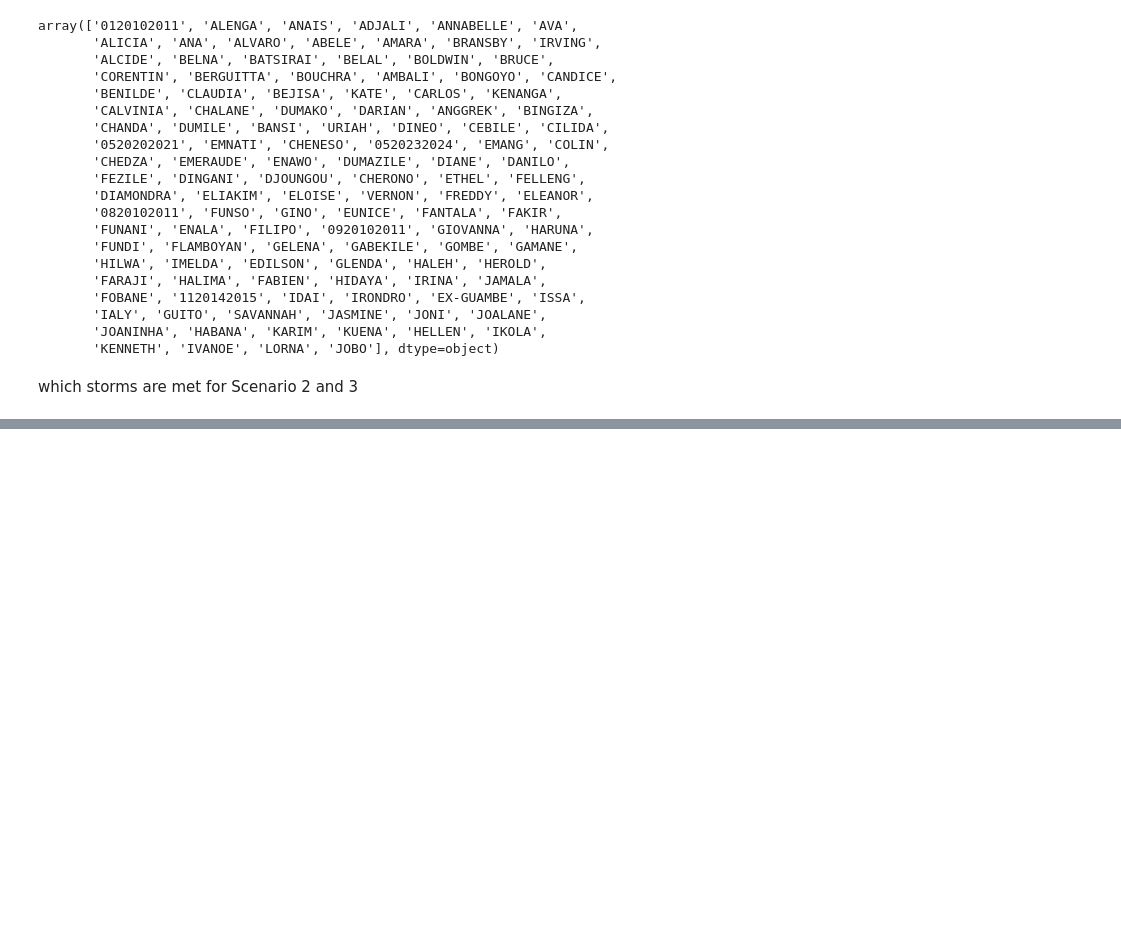
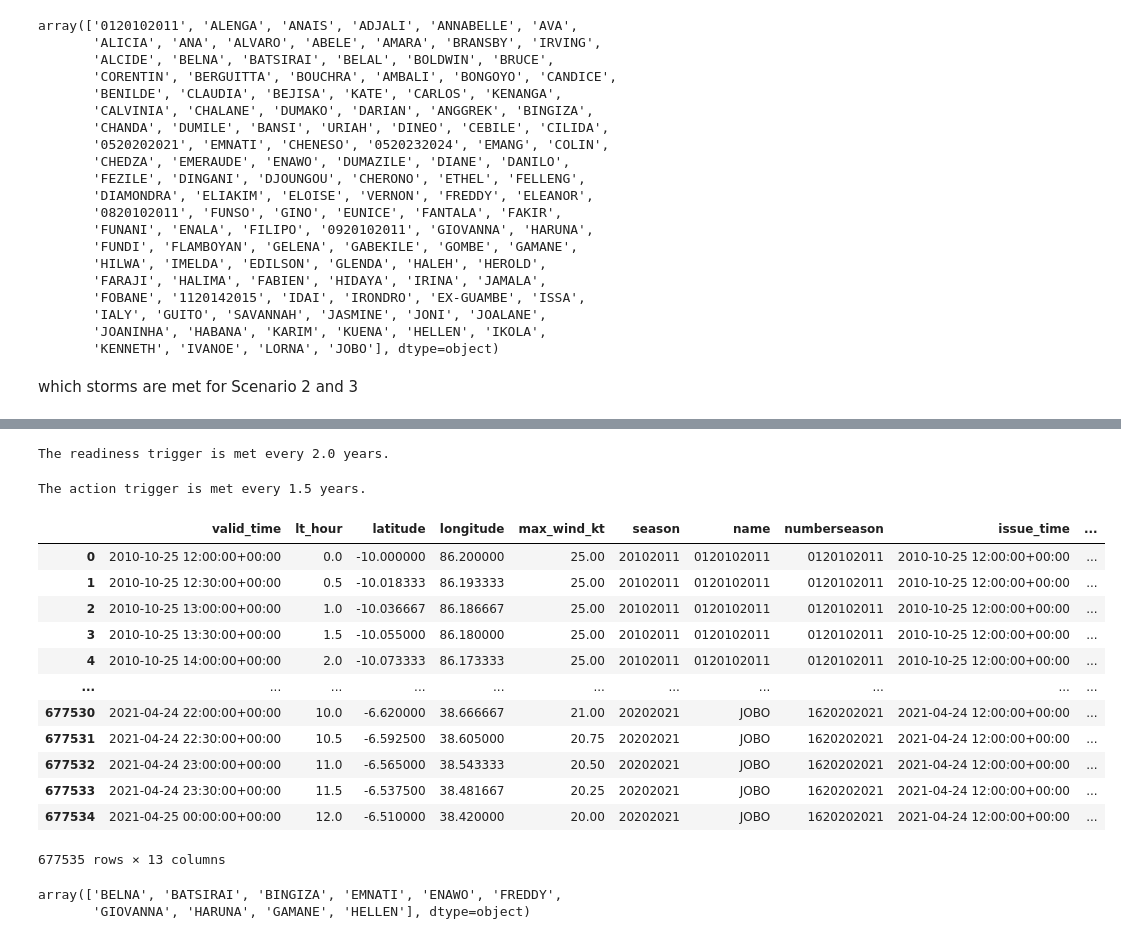
Before and after one commit to OCHA-DAP/ds-aa-mdg-storms, a Jupyter notebook: analysis/01.6_historical_testing_scenarios_meteo_historical_forecasts.ipynb, the cells around one changed output, grey strips where cells are left out. Drawn from its saved outputs; the diff is of its cells as text; code cells hidden in the pictures; blank space fills up the shorter version.

```diff
--- a/analysis/01.6_historical_testing_scenarios_meteo_historical_forecasts.ipynb
+++ b/analysis/01.6_historical_testing_scenarios_meteo_historical_forecasts.ipynb
@@ -222,0 +412,61 @@ styled_df
+# %%
+# return period by trigger
+yr_len = df_rsmc["season"].nunique()
+df_readiness_true = (
+    df[df["Scenario 3 - Readiness"]].groupby("name")["season"].nunique().sum()
+)
+print(
+    f"The readiness trigger is met every {round(yr_len / df_readiness_true, 1)} years."
+)
+# %% [output]
+The readiness trigger is met every 2.0 years.
+# %%
+# return period by trigger
+yr_len = 2024 - 2010 + 1
+df_action_true = (
+    df[df["Scenario 3 - Action"]].groupby("name")["season"].nunique().sum()
+)
+print(
+    f"The action trigger is met every {round(yr_len / df_action_true, 1)} years."
+)
+# %% [output]
+The action trigger is met every 1.5 years.
+# %%
+# Convert valid_time to datetime
+df_rsmc["valid_time"] = pd.to_datetime(df_rsmc["valid_time"])
+
+# Find the closest pass to land for each storm
+landfall_df = df_rsmc.loc[
+    df_rsmc.groupby("name")["any_distance_km"].idxmin(),
+    ["name", "valid_time"],
+]
+landfall_times = landfall_df.rename(columns={"valid_time": "landfall_time"})
+df_landfall = df_rsmc.merge(landfall_times, on="name", how="left")
+df_landfall["time_to_landfall"] = (
+    df_landfall["landfall_time"] - df_landfall["issue_time"]
+).dt.total_seconds() / 3600  # in hours
+
+df_landfall
+# %% [output]
+|  | valid_time | lt_hour | latitude | longitude | max_wind_kt | season | name | numberseason | issue_time | ... |
+| 0 | 2010-10-25 12:00:00+00:00 | 0.0 | -10.000000 | 86.200000 | 25.00 | 20102011 | 0120102011 | 0120102011 | 2010-10-25 12:00:00+00:00 | ... |
+| 1 | 2010-10-25 12:30:00+00:00 | 0.5 | -10.018333 | 86.193333 | 25.00 | 20102011 | 0120102011 | 0120102011 | 2010-10-25 12:00:00+00:00 | ... |
+| 2 | 2010-10-25 13:00:00+00:00 | 1.0 | -10.036667 | 86.186667 | 25.00 | 20102011 | 0120102011 | 0120102011 | 2010-10-25 12:00:00+00:00 | ... |
+| 3 | 2010-10-25 13:30:00+00:00 | 1.5 | -10.055000 | 86.180000 | 25.00 | 20102011 | 0120102011 | 0120102011 | 2010-10-25 12:00:00+00:00 | ... |
+| 4 | 2010-10-25 14:00:00+00:00 | 2.0 | -10.073333 | 86.173333 | 25.00 | 20102011 | 0120102011 | 0120102011 | 2010-10-25 12:00:00+00:00 | ... |
+| ... | ... | ... | ... | ... | ... | ... | ... | ... | ... | ... |
+| 677530 | 2021-04-24 22:00:00+00:00 | 10.0 | -6.620000 | 38.666667 | 21.00 | 20202021 | JOBO | 1620202021 | 2021-04-24 12:00:00+00:00 | ... |
+| 677531 | 2021-04-24 22:30:00+00:00 | 10.5 | -6.592500 | 38.605000 | 20.75 | 20202021 | JOBO | 1620202021 | 2021-04-24 12:00:00+00:00 | ... |
+| 677532 | 2021-04-24 23:00:00+00:00 | 11.0 | -6.565000 | 38.543333 | 20.50 | 20202021 | JOBO | 1620202021 | 2021-04-24 12:00:00+00:00 | ... |
+| 677533 | 2021-04-24 23:30:00+00:00 | 11.5 | -6.537500 | 38.481667 | 20.25 | 20202021 | JOBO | 1620202021 | 2021-04-24 12:00:00+00:00 | ... |
+| 677534 | 2021-04-25 00:00:00+00:00 | 12.0 | -6.510000 | 38.420000 | 20.00 | 20202021 | JOBO | 1620202021 | 2021-04-24 12:00:00+00:00 | ... |
+677535 rows × 13 columns
+# %%
+df_rsmc[
+    (df_rsmc["MG_distance_km"] <= 100)
+    & (df_rsmc["max_wind_kt"] >= 90)
+    & (df_rsmc["lt_hour"].between(0, 72))
+]["name"].unique()
+# %% [output]
+array(['BELNA', 'BATSIRAI', 'BINGIZA', 'EMNATI', 'ENAWO', 'FREDDY',
+       'GIOVANNA', 'HARUNA', 'GAMANE', 'HELLEN'], dtype=object)
```
Also changed, not shown: parts of 24 cells of this notebook.
